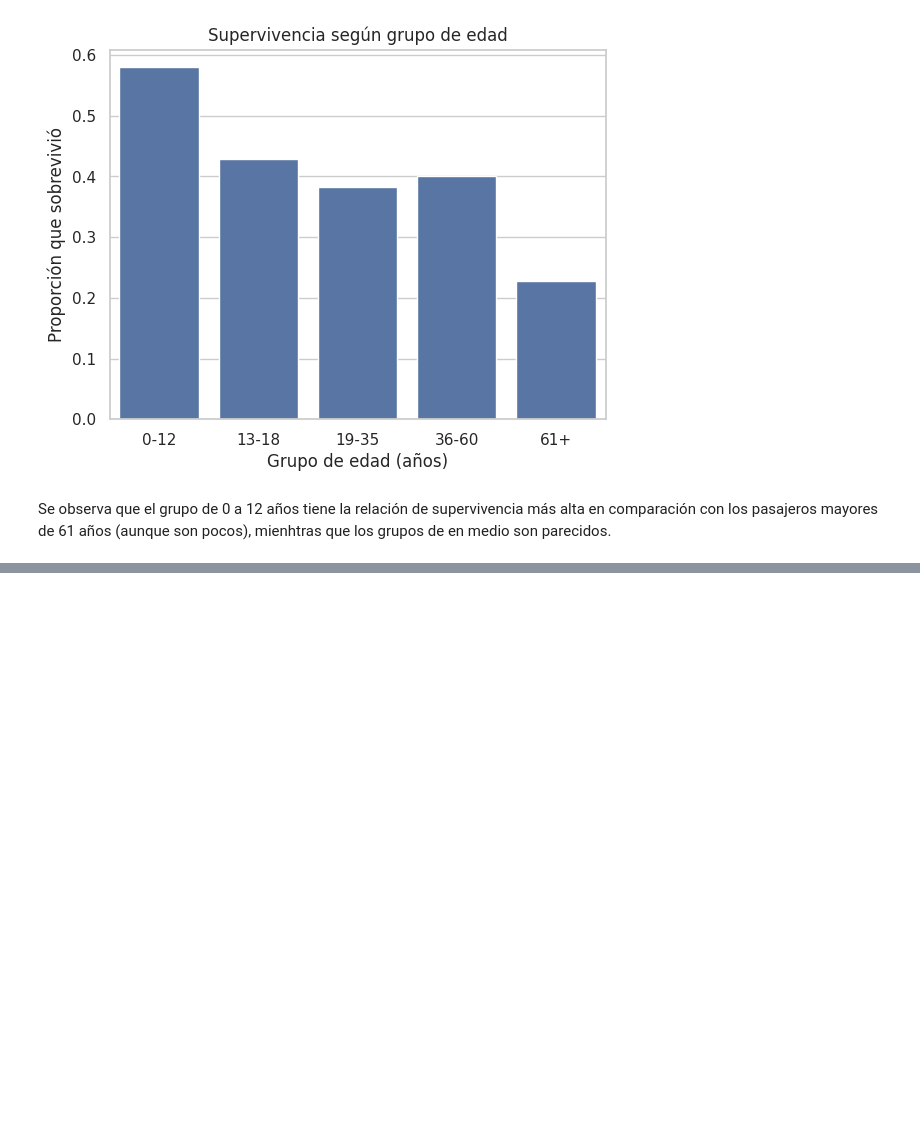
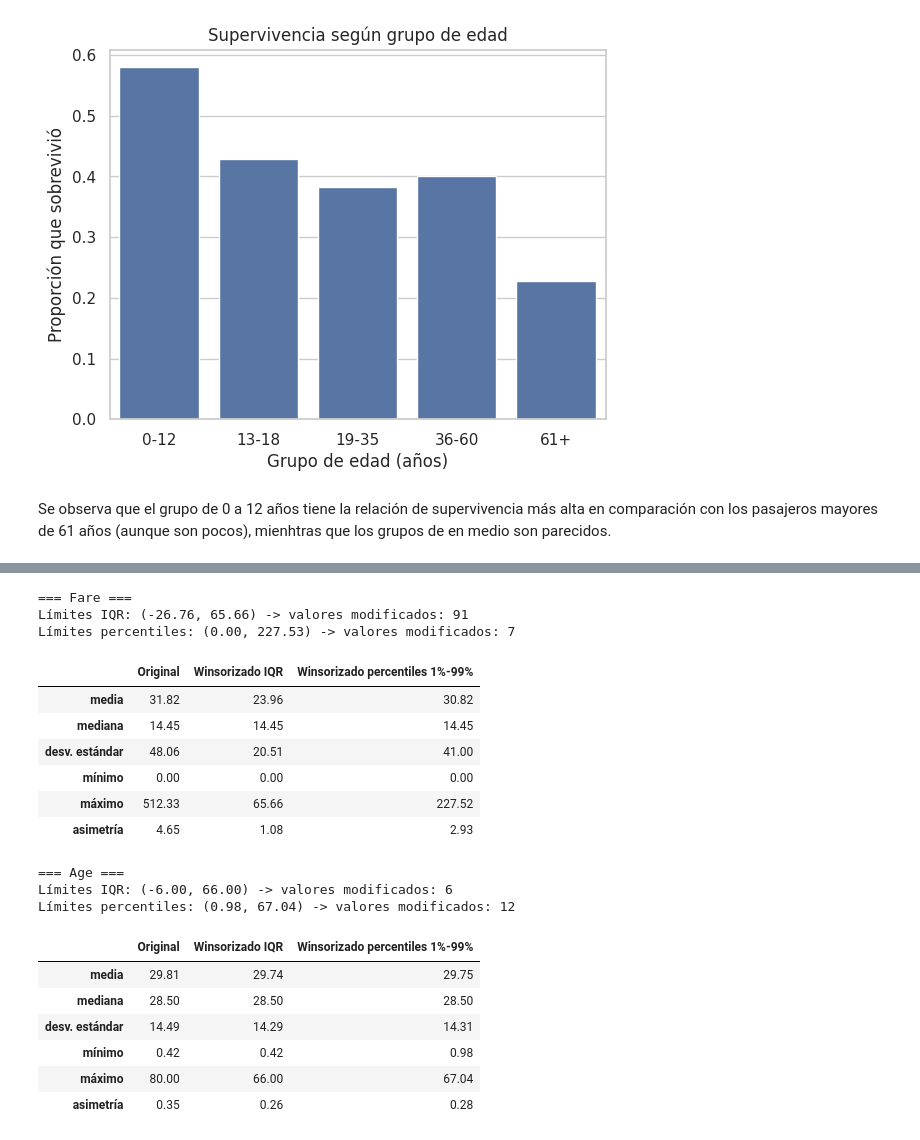
Before and after one commit to FabsRobles/Practica2-IA, a Jupyter notebook: notebook/Titanic_EDA.ipynb, the cells around one changed output, grey strips where cells are left out. Cells and saved outputs as stored; diff of their text form; code cells hidden in the pictures; blank space fills up the shorter version.

```diff
--- a/notebook/Titanic_EDA.ipynb
+++ b/notebook/Titanic_EDA.ipynb
@@ -607,0 +769,48 @@ Se observa que el grupo de 0 a 12 años tiene la relación de supervivencia más
+# %%
+def resumen(s):
+    return {"media": s.mean(), "mediana": s.median(), "desv. estándar": s.std(),
+            "mínimo": s.min(), "máximo": s.max(), "asimetría": s.skew()}
+
+tablas_wins, modificados = {}, {}
+for col in ["Fare", "Age"]:
+    s = X_train[col]
+    lim_iqr, lim_pct = calc_limites(s, "iqr"), calc_limites(s, "pct")
+    s_iqr, s_pct = s.clip(*lim_iqr), s.clip(*lim_pct)
+    tablas_wins[col] = pd.DataFrame({
+        "Original": resumen(s.dropna()),
+        "Winsorizado IQR": resumen(s_iqr.dropna()),
+        "Winsorizado percentiles 1%-99%": resumen(s_pct.dropna()),
+    }).round(2)
+    modificados[col] = {
+        "iqr": (lim_iqr, int(((s < lim_iqr[0]) | (s > lim_iqr[1])).sum())),
+        "pct": (lim_pct, int(((s < lim_pct[0]) | (s > lim_pct[1])).sum())),
+    }
+    print(f"=== {col} ===")
+    print(f"Límites IQR: ({lim_iqr[0]:.2f}, {lim_iqr[1]:.2f}) -> valores modificados: {modificados[col]['iqr'][1]}")
+    print(f"Límites percentiles: ({lim_pct[0]:.2f}, {lim_pct[1]:.2f}) -> valores modificados: {modificados[col]['pct'][1]}")
+    display(tablas_wins[col])
+
+fare = X_train["Fare"]
+fare_iqr = fare.clip(*calc_limites(fare, "iqr"))
+fare_pct = fare.clip(*calc_limites(fare, "pct"))
+# %% [output]
+=== Fare ===
+Límites IQR: (-26.76, 65.66) -> valores modificados: 91
+Límites percentiles: (0.00, 227.53) -> valores modificados: 7
+|  | Original | Winsorizado IQR | Winsorizado percentiles 1%-99% |
+| media | 31.82 | 23.96 | 30.82 |
+| mediana | 14.45 | 14.45 | 14.45 |
+| desv. estándar | 48.06 | 20.51 | 41.00 |
+| mínimo | 0.00 | 0.00 | 0.00 |
+| máximo | 512.33 | 65.66 | 227.52 |
+| asimetría | 4.65 | 1.08 | 2.93 |
+=== Age ===
+Límites IQR: (-6.00, 66.00) -> valores modificados: 6
+Límites percentiles: (0.98, 67.04) -> valores modificados: 12
+|  | Original | Winsorizado IQR | Winsorizado percentiles 1%-99% |
+| media | 29.81 | 29.74 | 29.75 |
+| mediana | 28.50 | 28.50 | 28.50 |
+| desv. estándar | 14.49 | 14.29 | 14.31 |
+| mínimo | 0.42 | 0.42 | 0.98 |
+| máximo | 80.00 | 66.00 | 67.04 |
+| asimetría | 0.35 | 0.26 | 0.28 |
```
Also changed, not shown: parts of 15 cells of this notebook.
